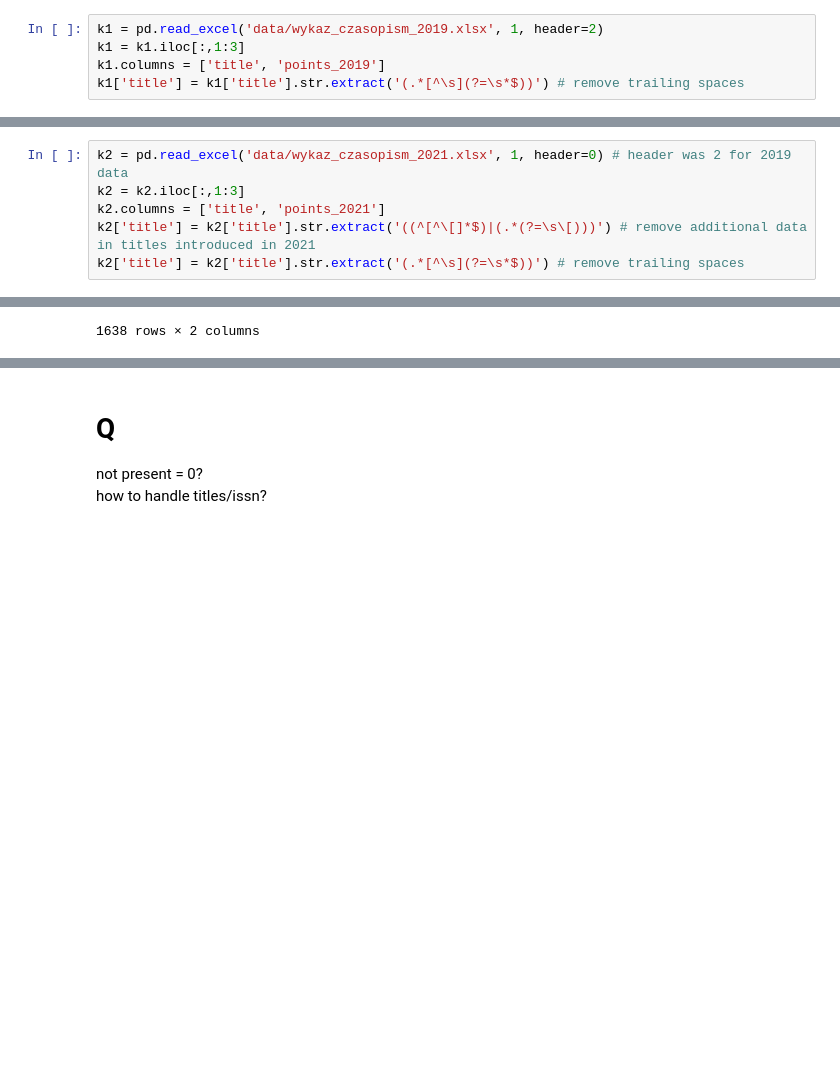
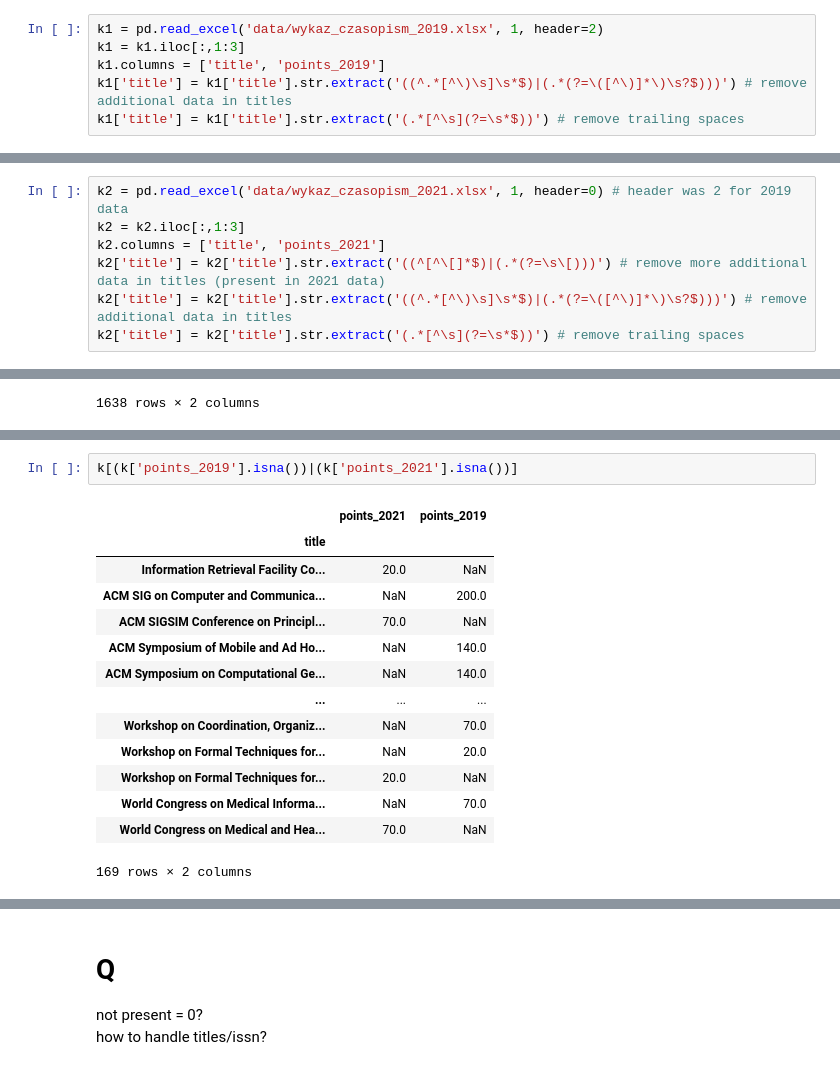
Before and after one commit to rdzanyM/science_points, a Jupyter notebook: load_journals.ipynb, the cells around one changed output, grey strips where cells are left out. Saved outputs shown, nothing was run; the diff lists cells and outputs as text; blank space fills up the shorter version.

Commit message:
handled the comments in parentheses at the end of the conference title

```diff
--- a/load_journals.ipynb
+++ b/load_journals.ipynb
@@ -98,6 +98,7 @@ d
 k1 = pd.read_excel('data/wykaz_czasopism_2019.xlsx', 1, header=2)
 k1 = k1.iloc[:,1:3]
 k1.columns = ['title', 'points_2019']
+k1['title'] = k1['title'].str.extract('((^.*[^\)\s]\s*$)|(.*(?=\([^\)]*\)\s?$)))') # remove additional data in titles
 k1['title'] = k1['title'].str.extract('(.*[^\s](?=\s*$))') # remove trailing spaces
 # %%
 k1
@@ -119,7 +120,8 @@ k1
 k2 = pd.read_excel('data/wykaz_czasopism_2021.xlsx', 1, header=0) # header was 2 for 2019 data
 k2 = k2.iloc[:,1:3]
 k2.columns = ['title', 'points_2021']
-k2['title'] = k2['title'].str.extract('((^[^\[]*$)|(.*(?=\s\[)))') # remove additional data in titles introduced in 2021
+k2['title'] = k2['title'].str.extract('((^[^\[]*$)|(.*(?=\s\[)))') # remove more additional data in titles (present in 2021 data)
+k2['title'] = k2['title'].str.extract('((^.*[^\)\s]\s*$)|(.*(?=\([^\)]*\)\s?$)))') # remove additional data in titles
 k2['title'] = k2['title'].str.extract('(.*[^\s](?=\s*$))') # remove trailing spaces
 # %%
 k2
@@ -158 +160,18 @@ k
+# %%
+k[(k['points_2019'].isna())|(k['points_2021'].isna())]
+# %% [output]
+|  | points_2021 | points_2019 |
+| title |  |  |
+| Information Retrieval Facility Co... | 20.0 | NaN |
+| ACM SIG on Computer and Communica... | NaN | 200.0 |
+| ACM SIGSIM Conference on Principl... | 70.0 | NaN |
+| ACM Symposium of Mobile and Ad Ho... | NaN | 140.0 |
+| ACM Symposium on Computational Ge... | NaN | 140.0 |
+| ... | ... | ... |
+| Workshop on Coordination, Organiz... | NaN | 70.0 |
+| Workshop on Formal Techniques for... | NaN | 20.0 |
+| Workshop on Formal Techniques for... | 20.0 | NaN |
+| World Congress on Medical Informa... | NaN | 70.0 |
+| World Congress on Medical and Hea... | 70.0 | NaN |
+169 rows × 2 columns
 # %%
```
Also changed, not shown: parts of 2 cells of this notebook.
